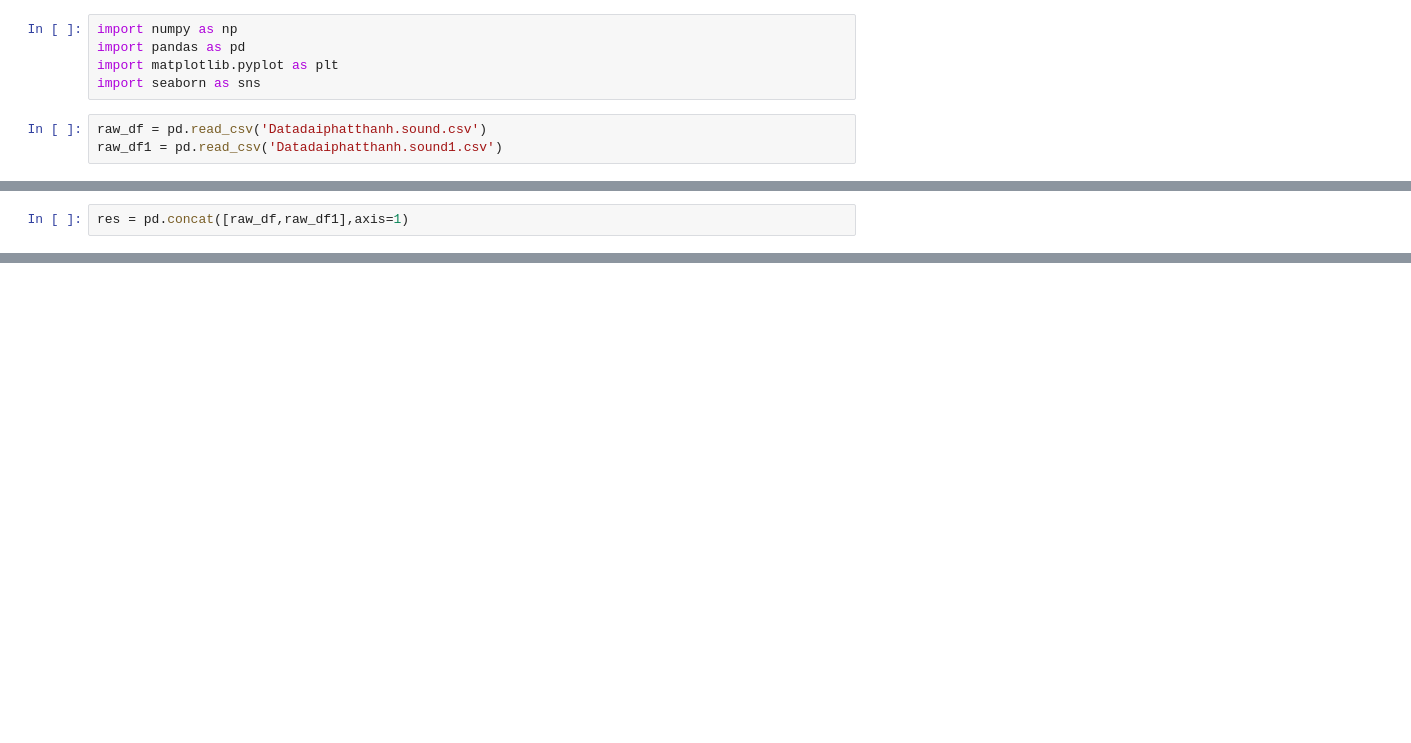
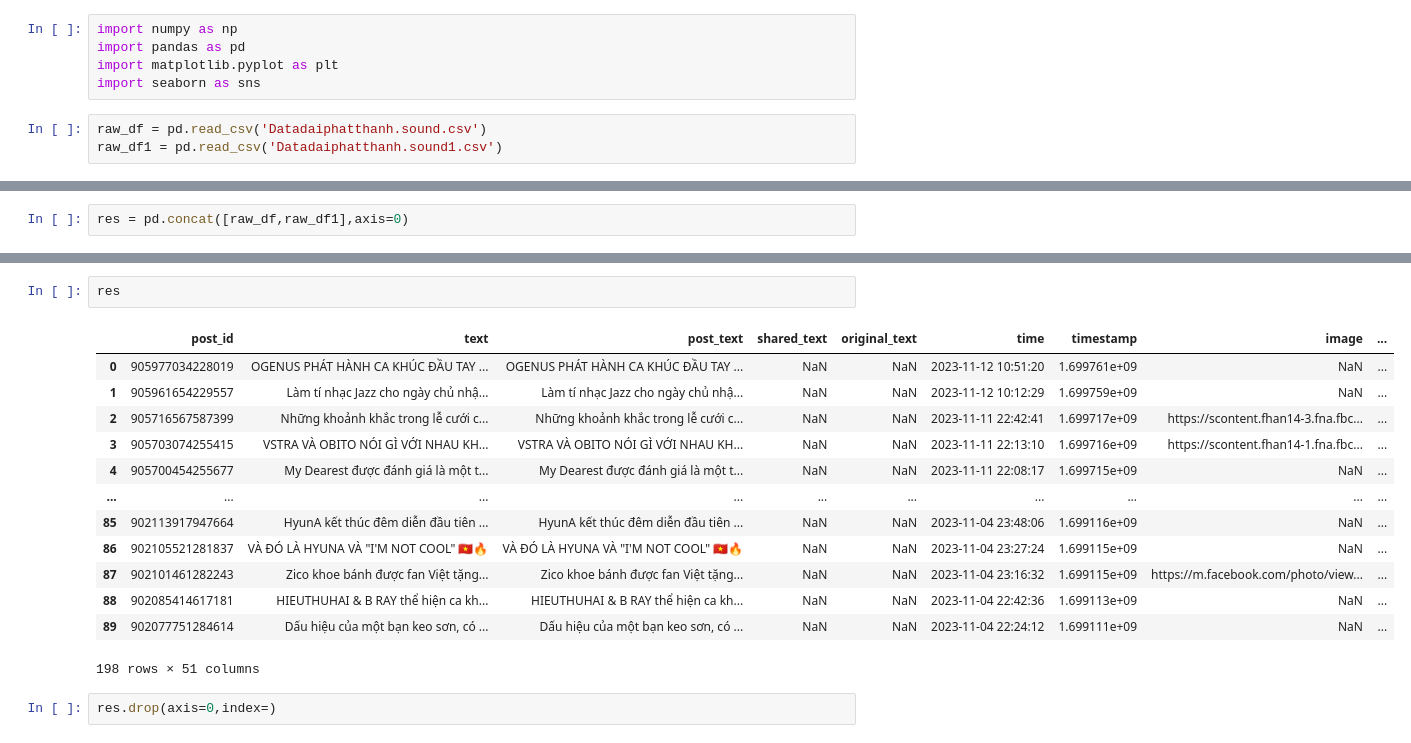
Before and after one commit to quyencanh203/final_project, a Jupyter notebook: handle_csv.ipynb, the cells around one changed output, grey strips where cells are left out. Drawn from its saved outputs; the diff is of its cells as text; blank space fills up the shorter version.

```diff
--- a/handle_csv.ipynb
+++ b/handle_csv.ipynb
@@ -41,2 +38,2 @@ Index(['post_id', 'text', 'post_text', 'shared_text', 'original_text', 'time',
 # %%
-res = pd.concat([raw_df,raw_df1],axis=1)
+res = pd.concat([raw_df,raw_df1],axis=0)
@@ -65,0 +40,18 @@ merged_file.reactions.isnull().sum()
+# %%
+res
+# %% [output]
+|  | post_id | text | post_text | shared_text | original_text | time | timestamp | image | ... |
+| 0 | 905977034228019 | OGENUS PHÁT HÀNH CA KHÚC ĐẦU TAY ... | OGENUS PHÁT HÀNH CA KHÚC ĐẦU TAY ... | NaN | NaN | 2023-11-12 10:51:20 | 1.699761e+09 | NaN | ... |
+| 1 | 905961654229557 | Làm tí nhạc Jazz cho ngày chủ nhậ... | Làm tí nhạc Jazz cho ngày chủ nhậ... | NaN | NaN | 2023-11-12 10:12:29 | 1.699759e+09 | NaN | ... |
+| 2 | 905716567587399 | Những khoảnh khắc trong lễ cưới c... | Những khoảnh khắc trong lễ cưới c... | NaN | NaN | 2023-11-11 22:42:41 | 1.699717e+09 | https://scontent.fhan14-3.fna.fbc... | ... |
+| 3 | 905703074255415 | VSTRA VÀ OBITO NÓI GÌ VỚI NHAU KH... | VSTRA VÀ OBITO NÓI GÌ VỚI NHAU KH... | NaN | NaN | 2023-11-11 22:13:10 | 1.699716e+09 | https://scontent.fhan14-1.fna.fbc... | ... |
+| 4 | 905700454255677 | My Dearest được đánh giá là một t... | My Dearest được đánh giá là một t... | NaN | NaN | 2023-11-11 22:08:17 | 1.699715e+09 | NaN | ... |
+| ... | ... | ... | ... | ... | ... | ... | ... | ... | ... |
+| 85 | 902113917947664 | HyunA kết thúc đêm diễn đầu tiên ... | HyunA kết thúc đêm diễn đầu tiên ... | NaN | NaN | 2023-11-04 23:48:06 | 1.699116e+09 | NaN | ... |
+| 86 | 902105521281837 | VÀ ĐÓ LÀ HYUNA VÀ "I'M NOT COOL" 🇻🇳🔥 | VÀ ĐÓ LÀ HYUNA VÀ "I'M NOT COOL" 🇻🇳🔥 | NaN | NaN | 2023-11-04 23:27:24 | 1.699115e+09 | NaN | ... |
+| 87 | 902101461282243 | Zico khoe bánh được fan Việt tặng... | Zico khoe bánh được fan Việt tặng... | NaN | NaN | 2023-11-04 23:16:32 | 1.699115e+09 | https://m.facebook.com/photo/view... | ... |
+| 88 | 902085414617181 | HIEUTHUHAI & B RAY thể hiện ca kh... | HIEUTHUHAI & B RAY thể hiện ca kh... | NaN | NaN | 2023-11-04 22:42:36 | 1.699113e+09 | NaN | ... |
+| 89 | 902077751284614 | Dấu hiệu của một bạn keo sơn, có ... | Dấu hiệu của một bạn keo sơn, có ... | NaN | NaN | 2023-11-04 22:24:12 | 1.699111e+09 | NaN | ... |
+198 rows × 51 columns
+# %%
+res.drop(axis=0,index=)
```
Also changed, not shown: parts of 7 cells of this notebook, 6 other files.
